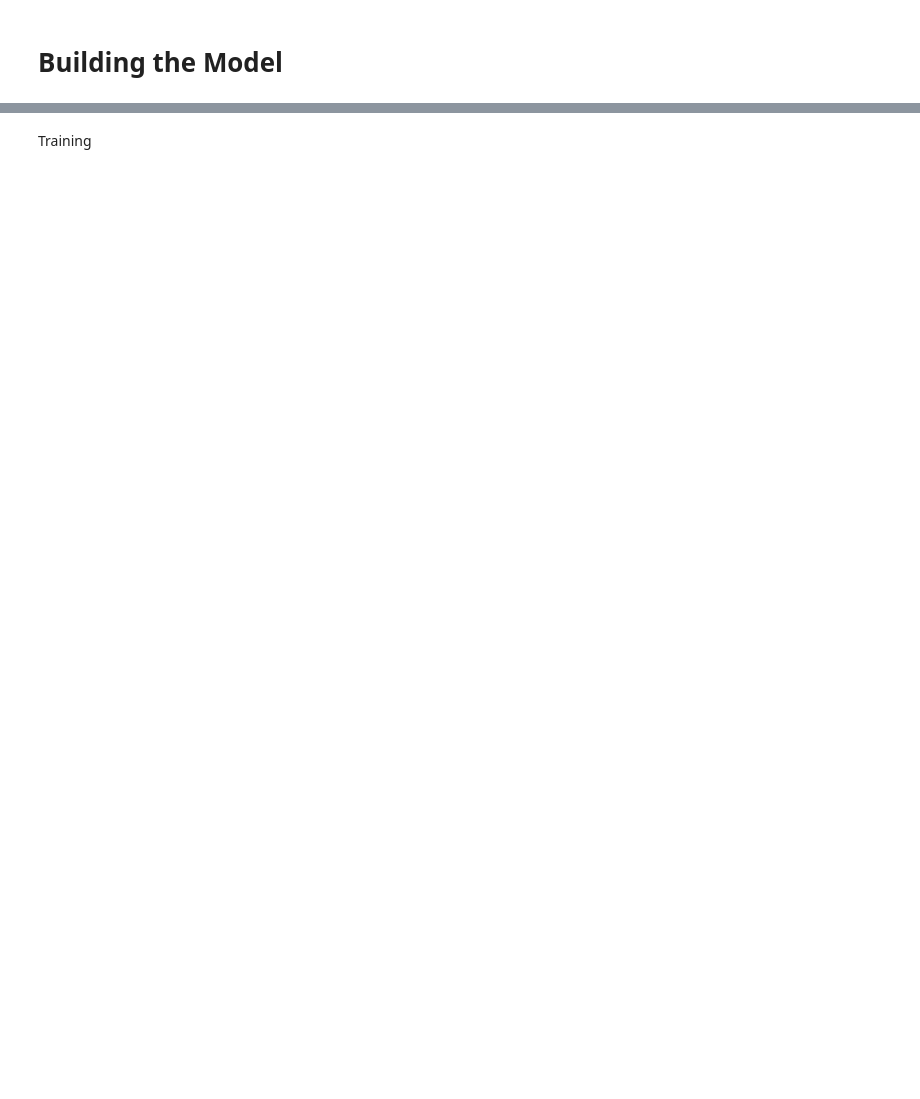
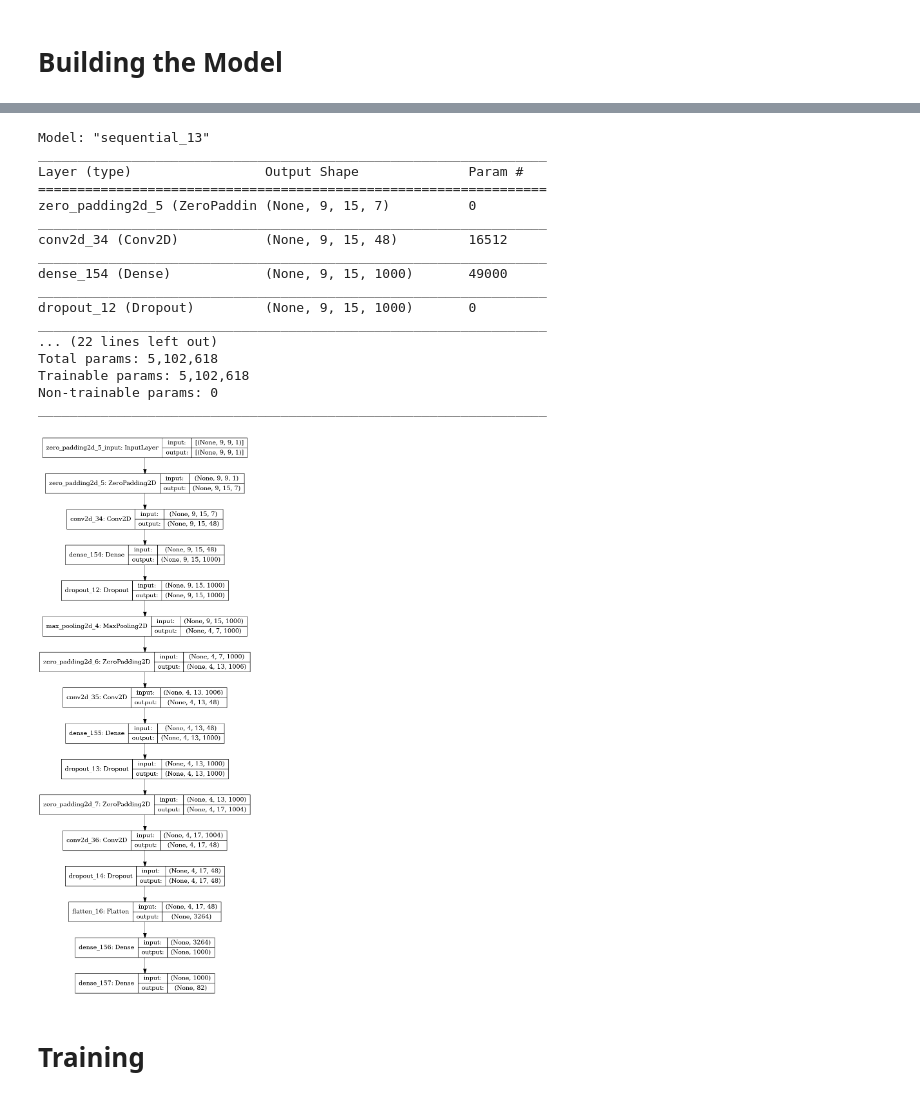
Before and after one commit to CSCI4850/s21-team6-project, a Jupyter notebook: GOnet.ipynb, the cells around one changed output, grey strips where cells are left out. Drawn from its saved outputs; the diff is of its cells as text; code cells hidden in the pictures; blank space fills up the shorter version.

Commit message:
Updated GOnet to convolution GOnet
Improved performance through decoding the raw data, taking a convolution approach and flattening + use of Zeropadding, pooling and drop out.

```diff
--- a/GOnet.ipynb
+++ b/GOnet.ipynb
@@ -95,4 +78,63 @@ _________________________________________________________________
-# %% [markdown]
-Training
+# %%
+#defining input shape (board state)
+#input_size = X.shape[1]
+
+input_shape = (board_length, board_length, 1)
+#defining output shape
+#output_size = Y.shape[1]
+model = keras.models.Sequential()
+model.add(keras.layers.ZeroPadding2D(padding = 3, input_shape = input_shape, data_format = 'channels_first'))
+model.add(keras.layers.Conv2D(48, kernel_size = (7, 7), activation = 'relu', padding = 'same', input_shape = input_shape))
+model.add(keras.layers.Dense(1000, activation = 'relu'))
+model.add(keras.layers.Dropout(0.25))
+model.add(keras.layers.MaxPooling2D(pool_size = (2, 2)))
+model.add(keras.layers.ZeroPadding2D(padding = 3, input_shape = input_shape, data_format = 'channels_first'))
+model.add(keras.layers.Conv2D(48, kernel_size = (5, 5), activation = 'relu', padding = 'same'))
+model.add(keras.layers.Dense(1000, activation = 'relu'))
+model.add(keras.layers.Dropout(0.25))
+model.add(keras.layers.ZeroPadding2D(padding = 2, input_shape = input_shape, data_format = 'channels_first'))
+model.add(keras.layers.Conv2D(48, kernel_size = (3, 3), activation = 'relu', padding = 'same'))
+model.add(keras.layers.Dropout(0.25))
+model.add(keras.layers.Flatten())
+model.add(keras.layers.Dense(1000, activation = 'relu'))
+model.add(keras.layers.Dense(board_size + 1, activation = 'softmax'))
+
+#hidden1 = keras.layers.Dense(1000, activation = 'relu')(conv2D_1)
+#hidden2 = keras.layers.Dense(1000, activation = 'relu')(hidden1)
+#hidden3 = keras.layers.Dense(1000, activation = 'relu')(hidden2)
+#drop1 = keras.layers.Dropout(0.2)(hidden3)
+#hidden4 = keras.layers.Dense(1000, activation = 'relu')(drop1)
+#hidden5 = keras.layers.Dense(1000, activation = 'relu')(hidden4)
+#output = keras.layers.Dense(82, activation = 'softmax')(hidden5)
+#model = Model(inputs = conv2D_1, outputs = output)
+
+model.compile(loss=keras.losses.CategoricalCrossentropy(), optimizer = keras.optimizers.Adam(), metrics = [keras.metrics.CategoricalAccuracy()])
+model.summary()
+keras.utils.plot_model(model, show_shapes = True, expand_nested = True, show_layer_names = True)
+
+#0 if the game ends
+#1 - 81
+#row major order from top left, bottom right is 81
+# %% [output]
+Model: "sequential_13"
+_________________________________________________________________
+Layer (type)                 Output Shape              Param #
+=================================================================
+zero_padding2d_5 (ZeroPaddin (None, 9, 15, 7)          0
+_________________________________________________________________
+conv2d_34 (Conv2D)           (None, 9, 15, 48)         16512
+_________________________________________________________________
+dense_154 (Dense)            (None, 9, 15, 1000)       49000
+_________________________________________________________________
+dropout_12 (Dropout)         (None, 9, 15, 1000)       0
+_________________________________________________________________
+... (22 lines left out)
+Total params: 5,102,618
+Trainable params: 5,102,618
+Non-trainable params: 0
+_________________________________________________________________
+[figure, added]
+# %% [markdown]
+# Training
 # %%
 #Train the model
```
Also changed, not shown: parts of 7 cells of this notebook.
